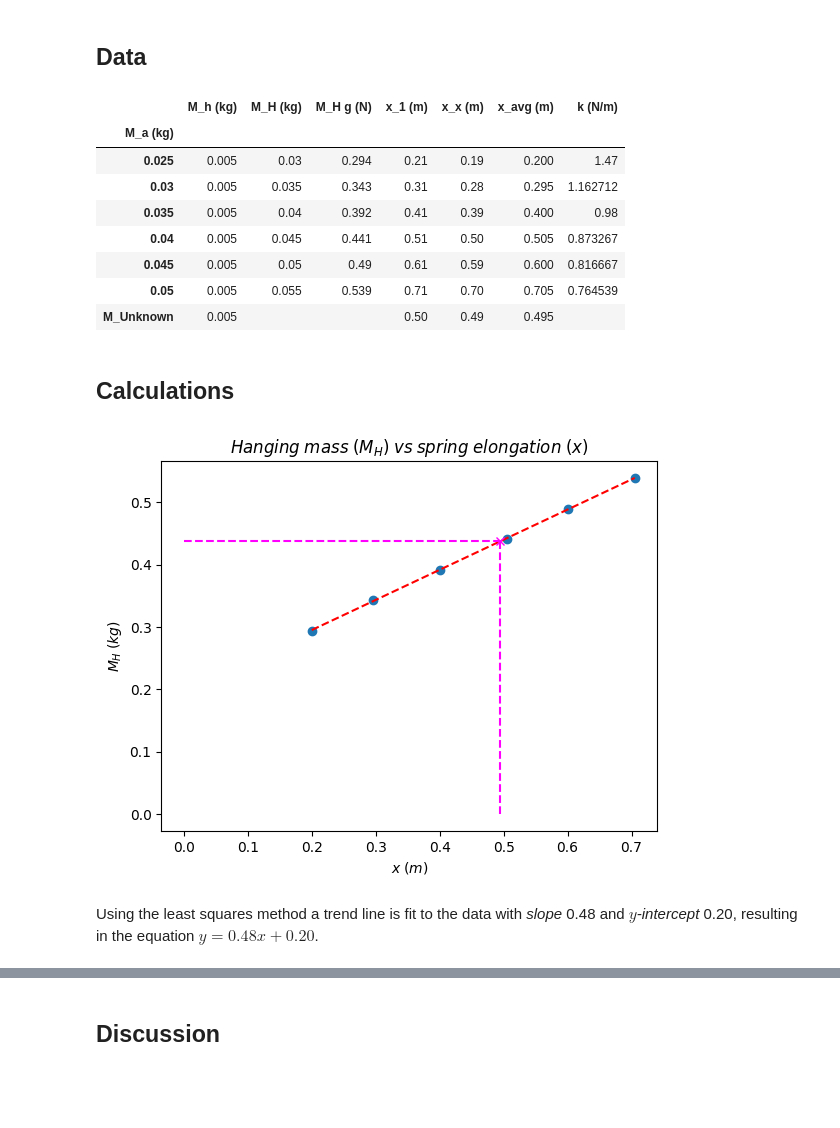
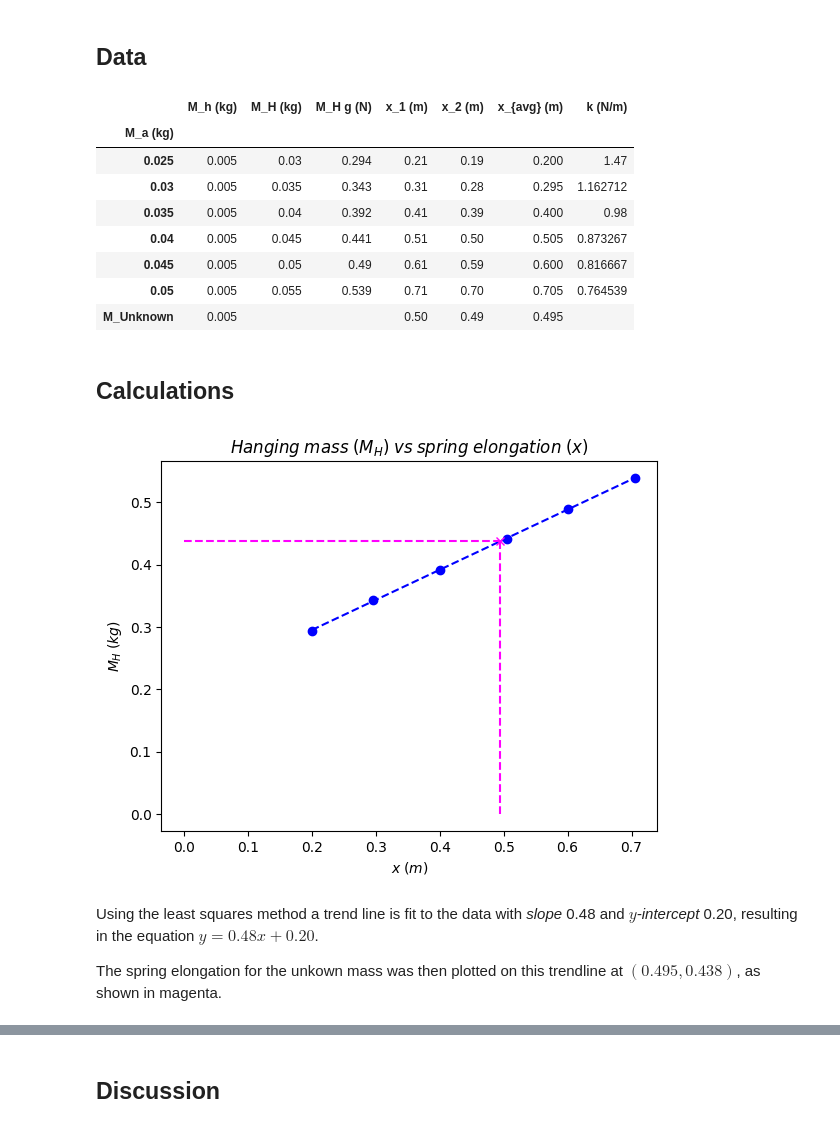
Before and after one commit to dundonite/Physics-Lab-2125-15921, a Jupyter notebook: lab4.ipynb, the cells around one changed output, grey strips where cells are left out. Cells and saved outputs as stored; diff of their text form; code cells hidden in the pictures; blank space fills up the shorter version.

```diff
--- a/lab4.ipynb
+++ b/lab4.ipynb
@@ -54,16 +54,14 @@ mercury.Text
 mercury.Text
 mercury.Text
 # %%
-
 # Parse Data
-dataColumnNames = ["M_a (kg)", "M_h (kg)", "M_H (kg)", "M_H g (N)", "x_1 (m)", "x_x (m)", "x_avg (m)", "k (N/m)"];
+dataColumnNames = ["M_a (kg)", "M_h (kg)", "M_H (kg)", "M_H g (N)", "x_1 (m)", "x_2 (m)", "x_{avg} (m)", "k (N/m)"];
 
 if file.filepath is not None:
     df = pd.read_csv(file.filepath, names=dataColumnNames, header=0).set_index(dataColumnNames[0])
 else:
     df = pd.read_csv('lab4.csv', names=dataColumnNames, header=0).set_index(dataColumnNames[0])
 
-# Do Calculations (Python)
 # In theory the data we uploaded already has lots of these values, but just in case the Excel wasn't perfect we're going to do it here.
 
 # Constants
@@ -82,7 +80,7 @@ df[dataColumnNames[6]] = df.apply(lambda row: ( row[dataColumnNames[4]] + row[da
 df[dataColumnNames[7]] = df.apply(lambda row: row[dataColumnNames[3]] / row[dataColumnNames[6]] if isinstance(row[dataColumnNames[2]], (int, float)) else None, axis=1)
 
 # Save this for the table
-data_html = df.fillna('').to_html();
+df_table = df.fillna('');
 
 # Save x_unknown
 x_u = df.iat[-1, 5];
@@ -128,9 +126,10 @@ m_diff = abs( m_k_g - m_k_t ) / ( ( m_k_t + m_k_g ) / 2 )
 # slope of the line is $k$
 
 # Let's make some stings
-x_u_str = str("%.2f" % round(x_u, 2))
-k_g_str = str("%.2f" % round(k_g, 2))
-k_t_str = str("%.2f" % round(k_t, 2))
+x_u_str = str("%.3f" % round(x_u, 3))
+m_int_y_str = str("%.3f" % round(m_int_y, 3))
+k_g_str = str("%.3f" % round(k_g, 3))
+k_t_str = str("%.3f" % round(k_t, 3))
 m_k_t_str = str("%.4f" % round(m_k_t, 4))
 m_k_g_str = str("%.4f" % round(m_k_g, 4))
 k_diff_str = str("%.2f" % round(k_diff*100, 2))
@@ -245,9 +243,10 @@ Each measurement was conducted twice and measured as $x_1$ and $x_2$.
 ## Data
 # %%
 # Print the data table
-HTML(data_html)
+#mr.Table(data=df_table, width="15px")
+HTML(df_table.to_html(notebook=True,col_space=10))
 # %% [output]
-|  | M_h (kg) | M_H (kg) | M_H g (N) | x_1 (m) | x_x (m) | x_avg (m) | k (N/m) |
+|  | M_h (kg) | M_H (kg) | M_H g (N) | x_1 (m) | x_2 (m) | x_{avg} (m) | k (N/m) |
 | M_a (kg) |  |  |  |  |  |  |  |
 | 0.025 | 0.005 | 0.03 | 0.294 | 0.21 | 0.19 | 0.200 | 1.47 |
 | 0.03 | 0.005 | 0.035 | 0.343 | 0.31 | 0.28 | 0.295 | 1.162712 |
@@ -268,55 +267,40 @@ if skip1.value:
 # %%
 # We should figure out a way to deifne the chart details in the calculations section such that this section can remain static.
 
-# - Complete the graph with all the details
-# $M_H g$ in the y-axis (Newtons)
-# $g = 9.8 m/s/s$
-# $x$ in the x-axis
-# slope of the line is $k$
+# Plot the measurements
+plt.scatter(df[dataColumnNames[6]], df[dataColumnNames[3]], color="blue", marker="o");
 
-# Turn off interactive so we can print later
-#plt.ioff()
-
-# Plot the measurements
-plt.scatter(df[dataColumnNames[6]], df[dataColumnNames[3]]);
-
-# Plot the trendline - there must be a way to use the trendline calculation from earlier but idk Python
-p = np.poly1d(np.polyfit(df[dataColumnNames[6]], df[dataColumnNames[3]], 1));
-plt.plot(df[dataColumnNames[6]], p(df[dataColumnNames[6]]), "r--");
+# Plot the trendline
+fit = np.polyval(trend, df[dataColumnNames[6]])
+plt.plot(df[dataColumnNames[6]], fit, color="blue", linestyle="--")
 
 # Add intercept lines for M_H
 plt.plot(x_u, m_int_y, marker="x", color="magenta");
 plt.vlines(x_u, 0, m_int_y, color="magenta", linestyle="--");
 plt.hlines(m_int_y, 0, x_u, color="magenta", linestyle="--");
 
 # Add labels w LaTeX support
 plt.xlabel(plt1_xaxis.value);
 plt.ylabel(plt1_yaxis.value);
 plt.title(plt1_title.value);
 plt.rcParams['text.usetex'] = True;
 plt.rcParams['font.family'] = 'serif';
 
 # Show the graph
 plt.show();
-
-# - Calculate average $k$ from the table, $k_t$ (using data points 1-6, not the unknown mass)
-
-# - Use the equation of the line to get $k_g$
-#- Calculate M_unknown using $k_t$
-# Extra information - how to calculate M_unknown using table: M_unknown_t = ( ( ( k_t * x_unknown ) /g ) -0.005 )
-#- Calculate M_unknown using $k_g$
-# M_unknown from the graph (same thing, using k_g) (y-value of intercept with trendline): ( ( M_unknown_t / g ) -0.005 )
-# Calculate % difference between k_table and k_graph
-# Calculate % difference m_unknown_table and m_unknown_graph
 # %% [output]
-[figure, old version]
+[figure, new version]
 # %%
 %%markdown
 
 Using the least squares method a trend line is fit to the data with *slope* {trend_slope_str} and *$y$-intercept* {trend_intercept_str}, resulting in the equation $ y = {trend_slope_str} x + {trend_intercept_str} $.
+
+The spring elongation for the unkown mass was then plotted on this trendline at $({x_u_str}, {m_int_y_str})$, as shown in magenta.
 # %% [output]
 
 Using the least squares method a trend line is fit to the data with *slope* 0.48 and *$y$-intercept* 0.20, resulting in the equation $ y = 0.48 x + 0.20 $.
+
+The spring elongation for the unkown mass was then plotted on this trendline at $(0.495, 0.438)$, as shown in magenta.
 # %%
 %%markdown
 
```
Also changed, not shown: parts of 2 cells of this notebook, 2 other files.
